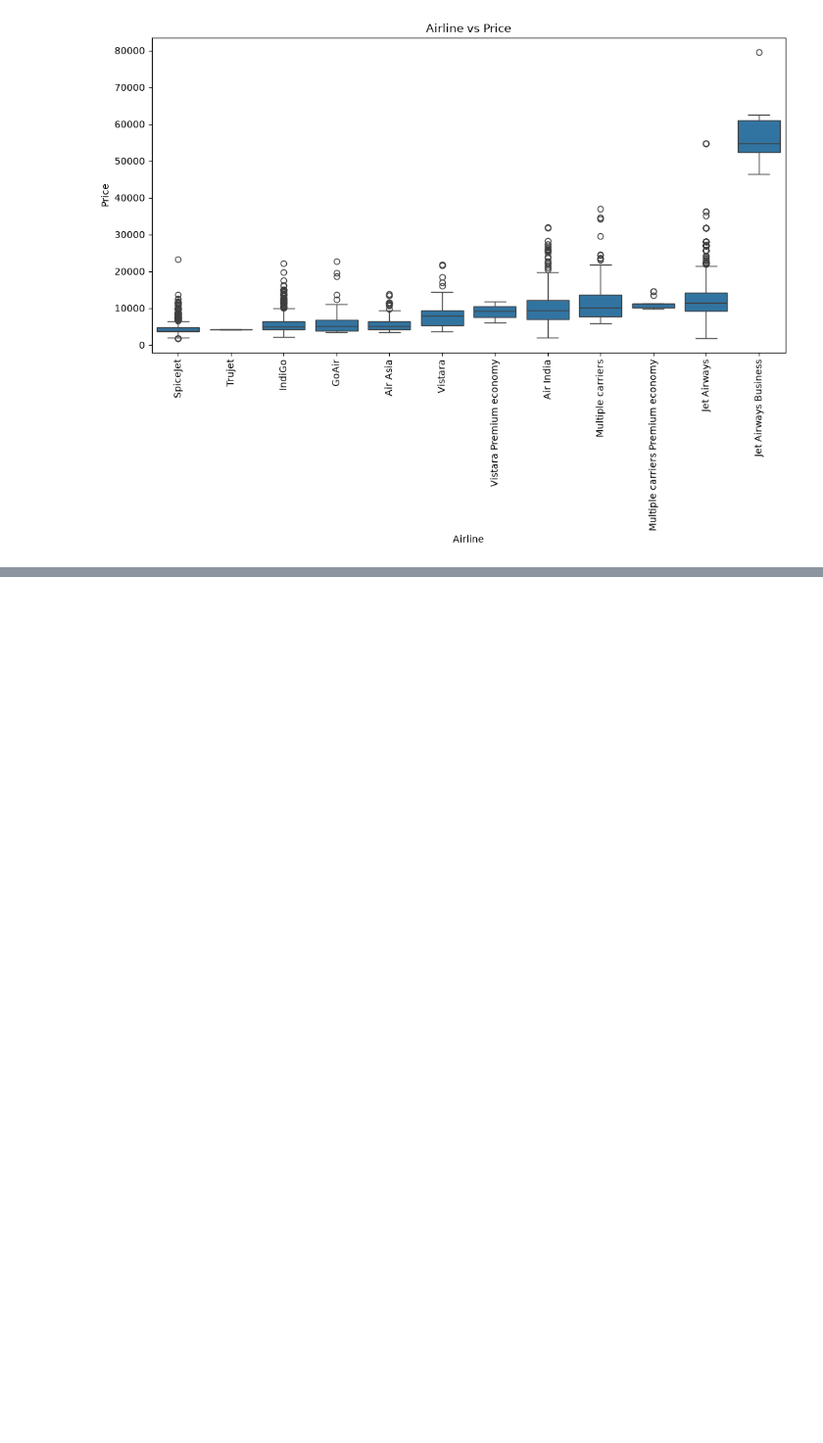
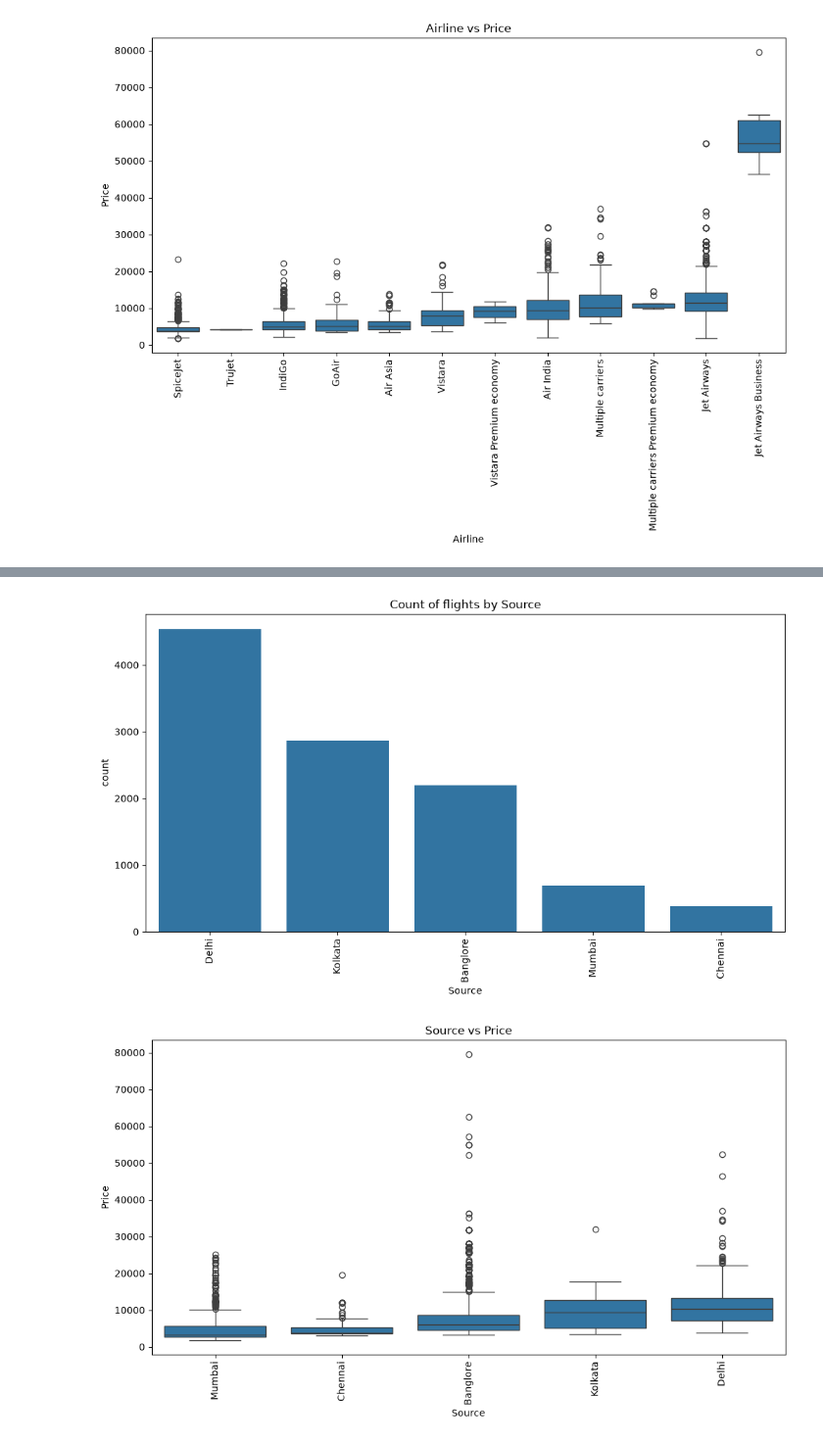
Before and after one commit to Shaurya170319/PBEL12, a Jupyter notebook: flight_price.ipynb, the cells around one changed output, grey strips where cells are left out. Shown at 98% size. Cells and saved outputs as stored; diff of their text form; code cells hidden in the pictures; blank space fills up the shorter version.

```diff
--- a/flight_price.ipynb
+++ b/flight_price.ipynb
@@ -525,0 +560,18 @@ plt.show()
+# %%
+# Plotting Source Distribution
+plt.figure(figsize=(12,6))
+sns.countplot(data=train_data,x='Source',order=train_data['Source'].value_counts().index)
+plt.title('Count of flights by Source')
+plt.xticks(rotation=90)
+plt.show()
+
+# Source feature dependance on Price
+plt.figure(figsize=(12,6))
+sns.boxplot(data=train_data, x='Source',y ='Price',
+order= train_data.groupby('Source')['Price'].median().sort_values().index)
+plt.title('Source vs Price')
+plt.xticks(rotation=90)
+plt.show()
+# %% [output]
+[figure, added]
+[figure, added]
```
Also changed, not shown: parts of 8 cells of this notebook.
